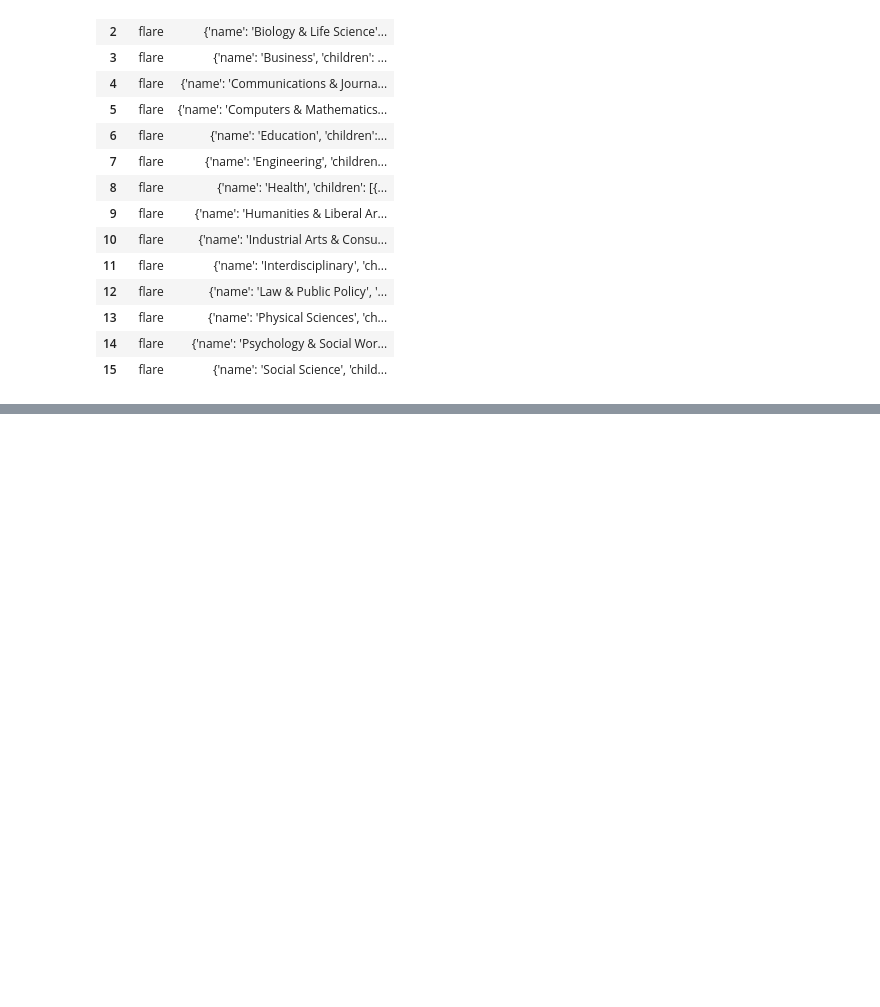
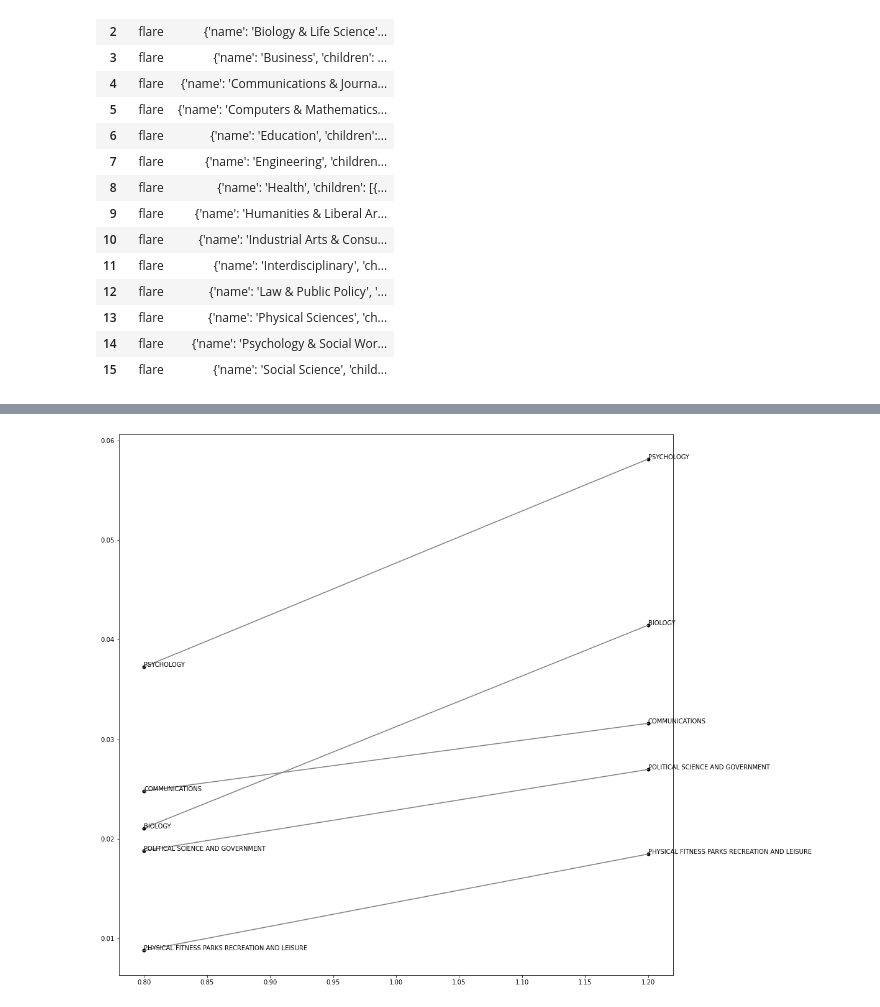
Before and after one commit to sulayman-ali/CAI, a Jupyter notebook: EDA.ipynb, the cells around one changed output, grey strips where cells are left out. Saved outputs shown, nothing was run; the diff lists cells and outputs as text; code cells hidden in the pictures; blank space fills up the shorter version.

```diff
--- a/EDA.ipynb
+++ b/EDA.ipynb
@@ -205,0 +306,2 @@ pd.read_json("flare.json")
+# %%
+sig_p = sig[sig["Change"] > 0]
@@ -205,0 +330,3 @@ pd.read_json("flare.json")
+# %%
+z_p = list(zip(sig_p["Major"],sig_p["Proportion_overall"],sig_p["Proportion_recent"],sig_p["Perc_change"],sig_p["Change"]))
+points_p = [(n[0],n[1],n[2],n[3],n[4]) for n  in z_p ]
@@ -205,0 +408,32 @@ pd.read_json("flare.json")
+# %%
+fig, ax = plt.subplots(figsize=(16, 16))
+i = 1
+for tup in points_p:
+    b = tup[1]
+    e = tup[2]
+
+    x1 = i - 0.2
+    x2 = i + 0.2
+    #print(x1,x2)
+
+    ax.plot([x1, x2], [b, e], c='gray')
+
+    # Plot the points
+    ax.scatter(x1, b, c='k',
+               s=25, label='BOY F&P Score')
+    ax.scatter(x2, e, c='k',
+               s=25, label='EOY F&P Score')
+
+    plt.annotate(tup[0], (x1, b))
+    plt.annotate(tup[0], (x2, e))
+
+
+
+    # Update x-axis
+#     i += 1
+
+# Fix the axes and labels
+#     ax.set_xticks([1])
+# _ = ax.set_xticklabels([5,6], fontsize='x-large')
+# %% [output]
+[figure, added]
```
Also changed, not shown: parts of 35 cells of this notebook, 7 other files.
